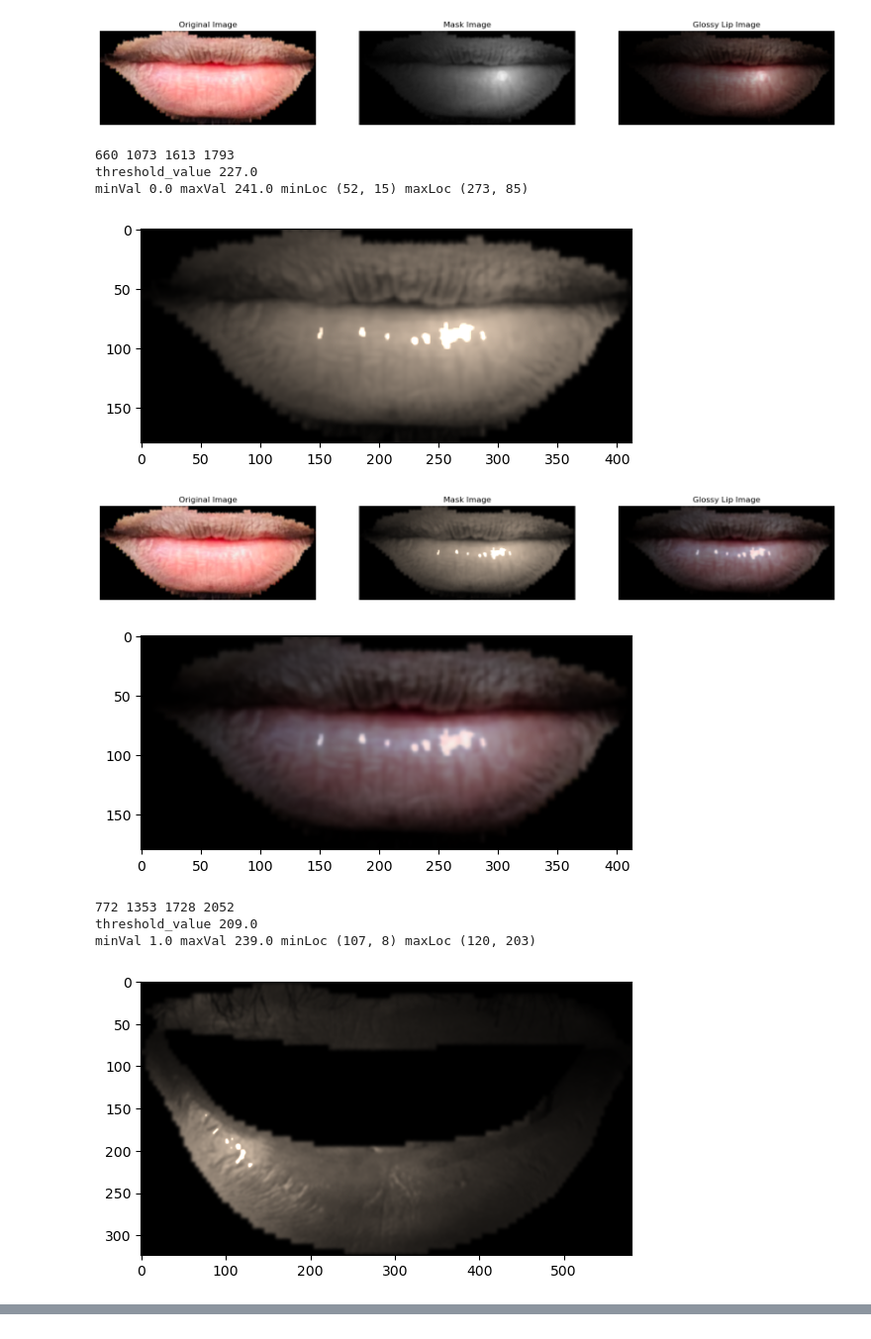
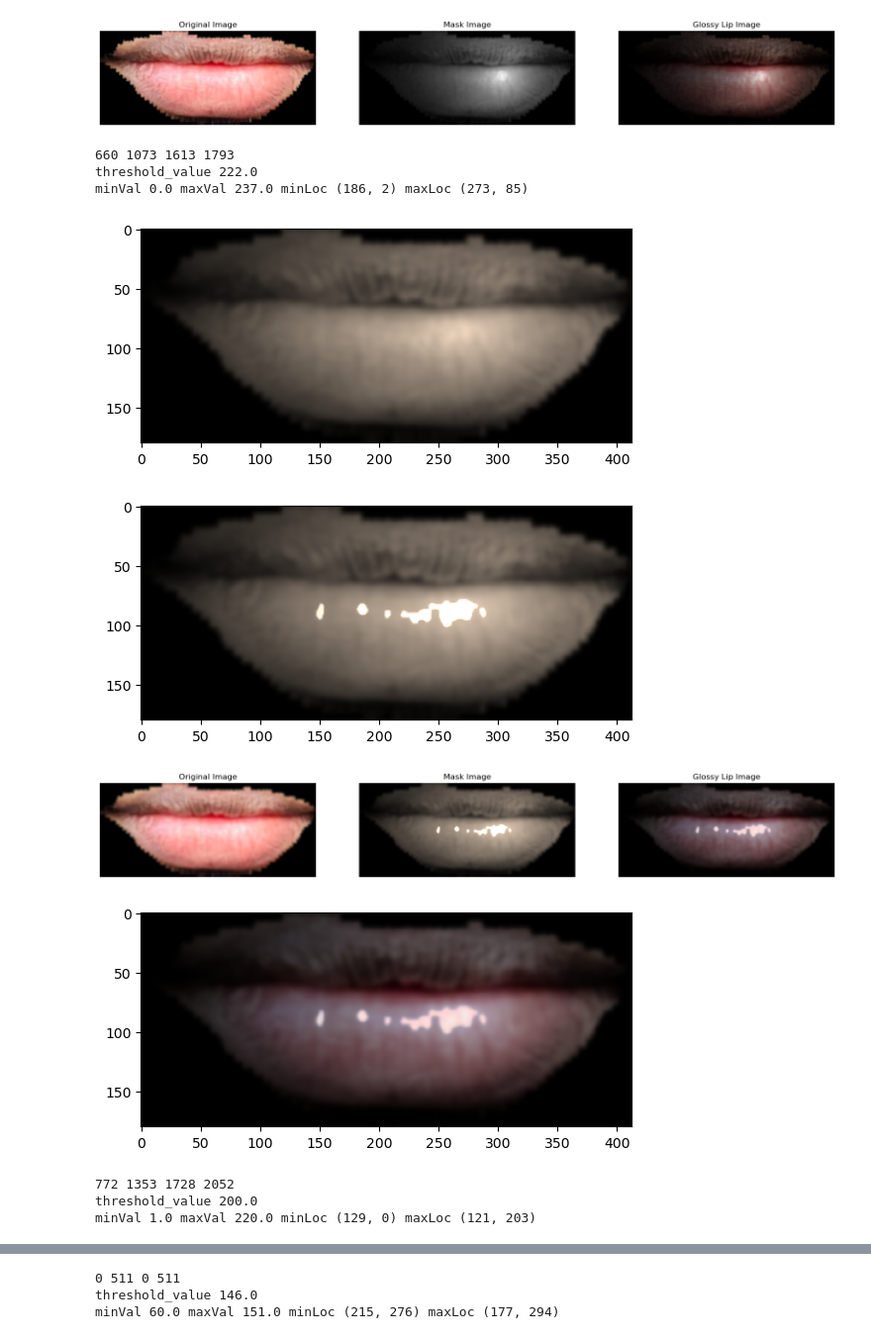
Before and after one commit to toufique-imam/blur-Detection-Haar-Wavelet, a Jupyter notebook: glsl/morph/gloss.ipynb, the cells around one changed output, grey strips where cells are left out. Shown at 99% size. Drawn from its saved outputs; the diff is of its cells as text; code cells hidden in the pictures.

```diff
--- a/glsl/morph/gloss.ipynb
+++ b/glsl/morph/gloss.ipynb
@@ -201,21 +218,21 @@ min_distance 353.44
 [figure]
 [figure]
 # %%
-for index in range(2):
+for index in range(3):
     image, left, right, top, bottom = trim(cv2.imread(testImagePaths[index]))  # Replace with your image path
     mask = (cv2.imread(maskImagePaths[index], cv2.IMREAD_GRAYSCALE))  # Replace with your mask path
     mask = mask[top:bottom, left:right]
 
 
-    image = cv2.GaussianBlur(image, (5, 5), 0)
-    mask = cv2.GaussianBlur(mask, (5, 5), 0)
+    image = cv2.GaussianBlur(image, (11, 11), 0)
+    mask = cv2.GaussianBlur(mask, (11, 11), 0)
 
 
     masked_image = cv2.bitwise_and(image, image, mask=mask)
     gray_image = cv2.cvtColor(masked_image, cv2.COLOR_BGR2GRAY)
 
     masked_pixels = gray_image[mask > 127]
-    threshold_value = np.percentile(masked_pixels, 99)
+    threshold_value = np.percentile(masked_pixels, 98)
     print("threshold_value", threshold_value)
     _, lip_mask = cv2.threshold(gray_image, threshold_value, 255, cv2.THRESH_BINARY)
 
@@ -268,7 +285,8 @@ for index in range(2):
     # overlay *= 0.5  # Adjust the intensity of the overlay
 
 
-
+    plt.imshow(overlay)
+    plt.show()
     for i in range(rows):
         for j in range(cols):
             overlay[i, j] = overlay[i, j] + overlay[i, j] * lip_mask[i, j] / 255.0
@@ -277,39 +295,39 @@ for index in range(2):
     plt.imshow(overlay)
 
     # Apply the glossy effect only to the lip region using the mask
     glossy_image = lip_image * overlay
     glossy_image = cv2.GaussianBlur(glossy_image, (5,5), 0)
     # plot the images
     plt.figure(figsize=(20, 20))
     plt.subplot(1, 3, 1)
     plt.imshow(cv2.cvtColor(image, cv2.COLOR_BGR2RGB))
     plt.title("Original Image")
     plt.axis("off")
 
     plt.subplot(1, 3, 2)
     plt.imshow(overlay)
     plt.title("Mask Image")
     plt.axis("off")
 
     plt.subplot(1, 3, 3)
     plt.imshow(cv2.cvtColor(glossy_image, cv2.COLOR_BGR2RGB))
     plt.title("Glossy Lip Image")
     plt.axis("off")
 
     plt.show()
 
 
     plt.imshow(cv2.cvtColor(glossy_image, cv2.COLOR_BGR2RGB))
     plt.show()
     cv2.imwrite(f'input_{index}.png', image)
 # %% [output]
 660 1073 1613 1793
-threshold_value 227.0
-minVal 0.0 maxVal 241.0 minLoc (52, 15) maxLoc (273, 85)
+threshold_value 222.0
+minVal 0.0 maxVal 237.0 minLoc (186, 2) maxLoc (273, 85)
-[figure, old version]
+[figure, new version]
-[figure, old version]
+[figure, new version]
-[figure, old version]
+[figure, new version]
+[figure, new version]
 772 1353 1728 2052
-threshold_value 209.0
-minVal 1.0 maxVal 239.0 minLoc (107, 8) maxLoc (120, 203)
+threshold_value 200.0
+minVal 1.0 maxVal 220.0 minLoc (129, 0) maxLoc (121, 203)
-[figure, old version]
@@ -317,0 +338,3 @@ minVal 1.0 maxVal 239.0 minLoc (107, 8) maxLoc (120, 203)
+0 511 0 511
+threshold_value 146.0
+minVal 60.0 maxVal 151.0 minLoc (215, 276) maxLoc (177, 294)
```
Also changed, not shown: parts of 2 cells of this notebook, 7 other files.
